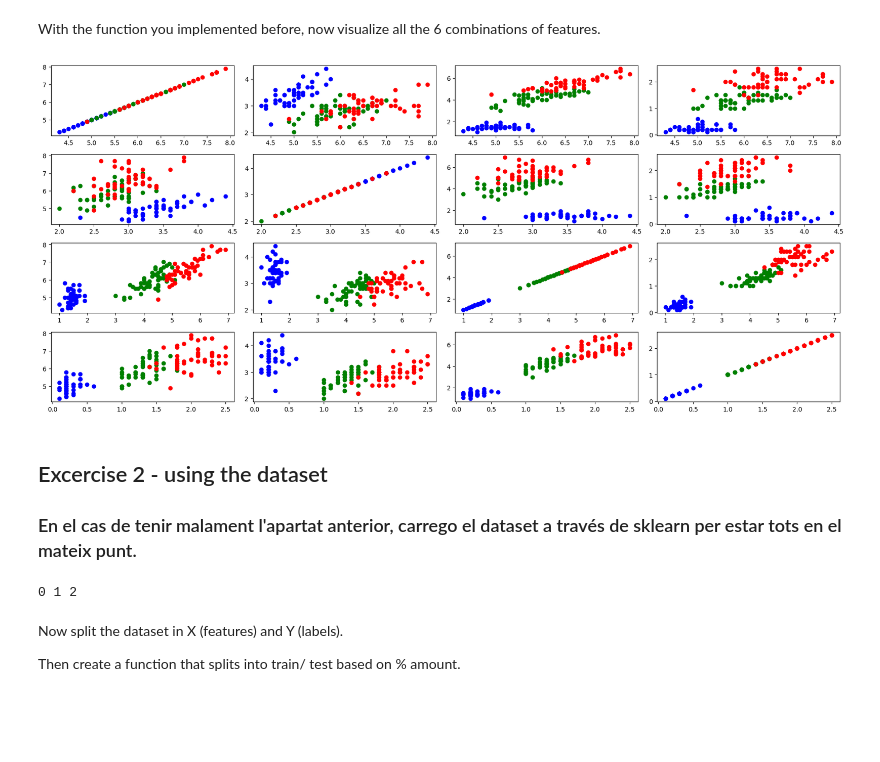
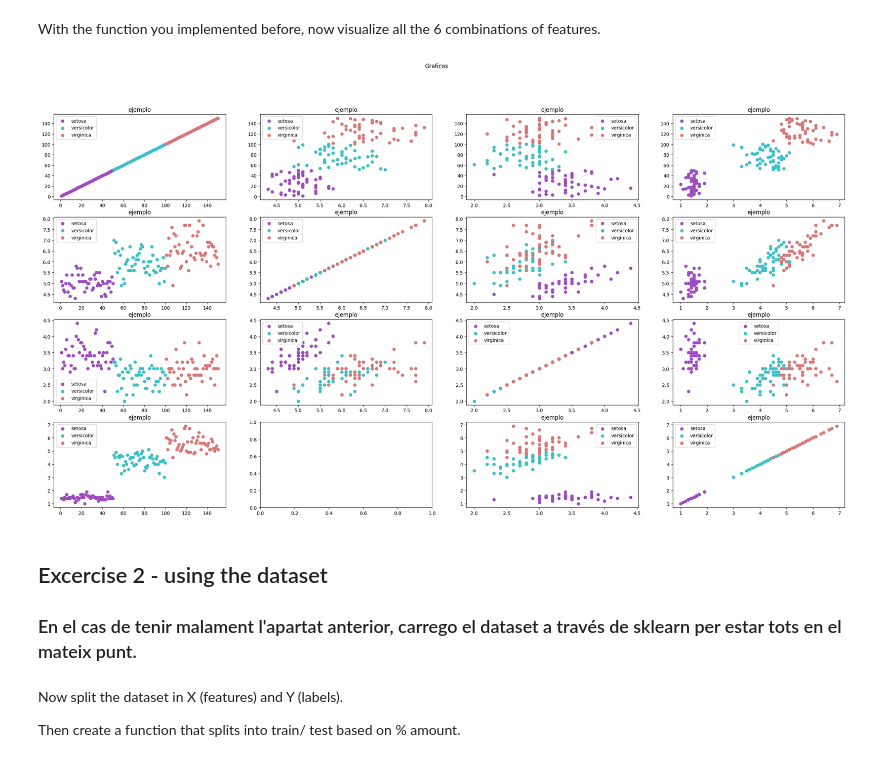
Before and after one commit to cristoge/ai_projects, a Jupyter notebook: ML/iris/src/intro ML - Iris Dataset.ipynb, the cells around one changed output. Drawn from its saved outputs; the diff is of its cells as text; code cells hidden in the pictures; blank space fills up the shorter version.

Commit message:
Graficos a medias

```diff
--- a/ML/iris/src/intro ML - Iris Dataset.ipynb
+++ b/ML/iris/src/intro ML - Iris Dataset.ipynb
@@ -60,8 +42,15 @@ Now create a function that plots two of the columns of the dataset (e.g. sepal l
 *   `plt.figure()` to create a new figure
 *   `ax.scatter(x_values, y_values)` to plot points (x,y) from two arrays.
 # %%
-def visualize_features(iris,axs,plt,num1:int,num2:int):
+def visualize_features(iris,col1:int,col2:int,ax):
+  x = iris[:,col1]
+  y = iris[:,col2]
+  x_setosa, y_setosa = x[0:50], y[0:50]
+  x_versicolor, y_versicolor = x[50:100], y[50:100]
+  x_virginica, y_virginica = x[100:150], y[100:150]
 
-  axs.scatter(x[0:50], y, color="#A83AE7")
-  axs.scatter(x.versi)
-  axs.scatter(x.virgi)
+  ax.scatter(x_setosa, y_setosa, color="#9e4dc1", label="setosa")
+  ax.scatter(x_versicolor,   y_versicolor,   color="#3dc0c7", label="versicolor")
+  ax.scatter(x_virginica,   y_virginica,   color="#d97777", label="virginica")
+  ax.legend()
+  ax.set_title('ejemplo')
@@ -75,12 +59,36 @@ With the function you implemented before, now visualize all the 6 combinations o
 # %%
 # ===============#
 # YOUR CODE HERE #
 # ===============#
-
-fig = plt.figure()
-axs = fig.subplots(4,4)
+fig,ax = plt.subplots(
+  figsize = (30,15),nrows=4,ncols=4
+)
+fig.suptitle('Graficos')
+titles = [] #aqui falta poner los titulos de cada subplot
+# fila 0 del lienzo
+visualize_features(arr, 0, 0, ax=ax[0,0],)
+visualize_features(arr, 1, 0, ax=ax[0,1])
+visualize_features(arr, 2, 0, ax=ax[0,2])
+visualize_features(arr, 3, 0, ax=ax[0,3])
+# fila 1
+visualize_features(arr, 0, 1, ax=ax[1,0])
+visualize_features(arr, 1, 1, ax=ax[1,1])
+visualize_features(arr, 2, 1, ax=ax[1,2])
+visualize_features(arr, 3, 1, ax=ax[1,3])
+# fila 2
+visualize_features(arr, 0, 2, ax=ax[2,0])
+visualize_features(arr, 1, 2, ax=ax[2,1])
+visualize_features(arr, 2, 2, ax=ax[2,2])
+visualize_features(arr, 3, 2, ax=ax[2,3])
+# fila 3
+visualize_features(arr, 0, 3, ax=ax[3,0])
+visualize_features(arr, 1, 3, ax=ax[3,1])
+visualize_features(arr, 2, 3, ax=ax[3,2])
+visualize_features(arr, 3, 3, ax=ax[3,3])
+#solo hasta el 3 porque el 4 ya es el nombre y es nan
+plt.show()
 # %% [output]
-[figure, old version]
+[figure, new version]
 # %% [markdown]
 ## Excercise 2 - using the dataset
 
@@ -88,8 +96,7 @@ axs = fig.subplots(4,4)
 # %%
 from sklearn import datasets
 iris = datasets.load_iris()
+print(iris)
-# %% [output]
-0 1 2
 # %% [markdown]
 Now split the dataset in X (features) and Y (labels).
 
```
Also changed, not shown: parts of 2 cells of this notebook.
